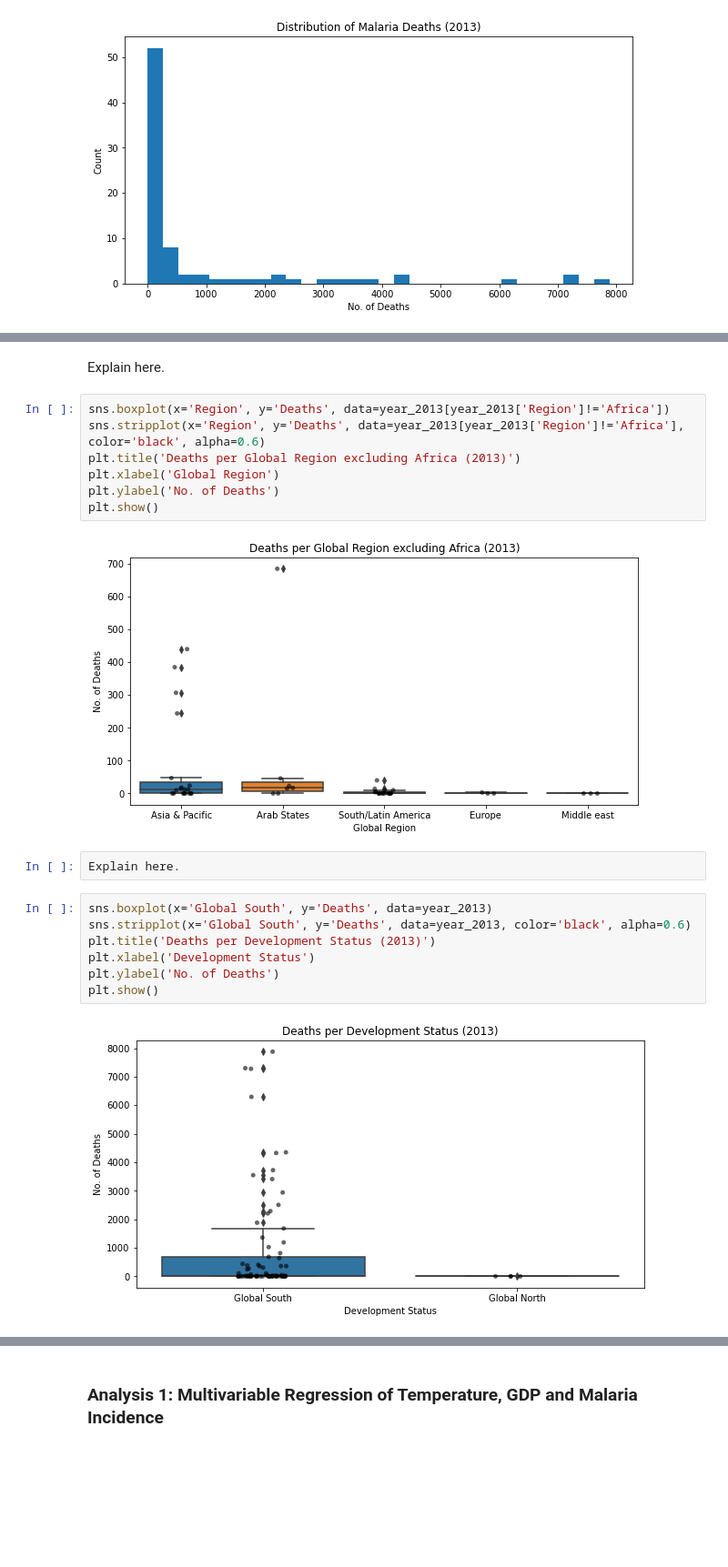
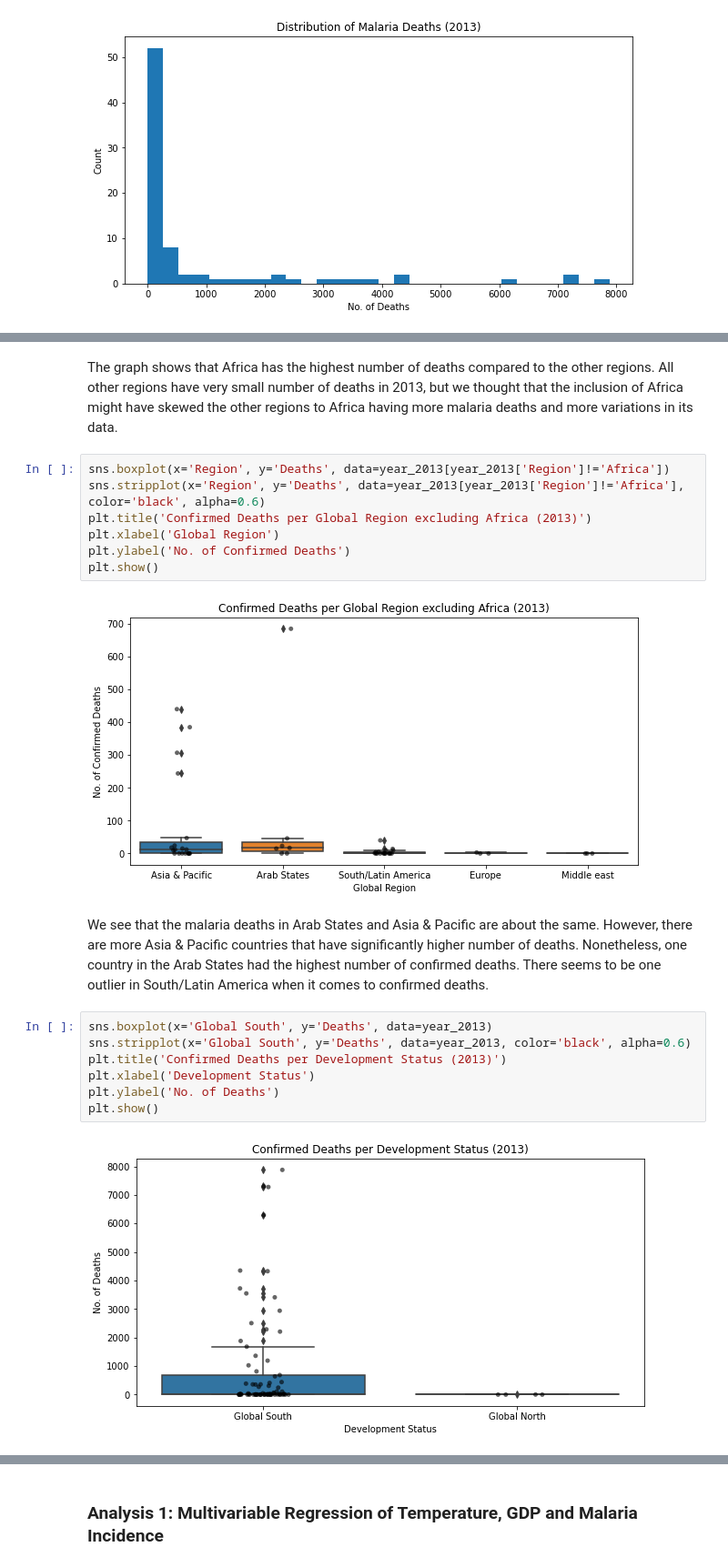
Before and after one commit to mcuadera/info_2950_malaria_project, a Jupyter notebook: phase_submissions/Phase_4-MervinEdits.ipynb, the cells around one changed output, grey strips where cells are left out. Shown at 91% size. Saved outputs shown, nothing was run; the diff lists cells and outputs as text; blank space fills up the shorter version.

Commit message:
moved files to defunct folder, provided explanation for data analysis

```diff
--- a/phase_submissions/Phase_4-MervinEdits.ipynb
+++ b/phase_submissions/Phase_4-MervinEdits.ipynb
@@ -271,22 +313,22 @@ plt.show()
-# %% [markdown]
-Explain here.
+# %% [markdown]
+The graph shows that Africa has the highest number of deaths compared to the other regions. All other regions have very small number of deaths in 2013, but we thought that the inclusion of Africa might have skewed the other regions to Africa having more malaria deaths and more variations in its data.
 # %%
 sns.boxplot(x='Region', y='Deaths', data=year_2013[year_2013['Region']!='Africa'])
 sns.stripplot(x='Region', y='Deaths', data=year_2013[year_2013['Region']!='Africa'], color='black', alpha=0.6)
-plt.title('Deaths per Global Region excluding Africa (2013)')
+plt.title('Confirmed Deaths per Global Region excluding Africa (2013)')
 plt.xlabel('Global Region')
-plt.ylabel('No. of Deaths')
+plt.ylabel('No. of Confirmed Deaths')
 plt.show()
 # %% [output]
-[figure, old version]
+[figure, new version]
-# %%
-Explain here.
+# %% [markdown]
+We see that the malaria deaths in Arab States and Asia & Pacific are about the same. However, there are more Asia & Pacific countries that have significantly higher number of deaths. Nonetheless, one country in the Arab States had the highest number of confirmed deaths. There seems to be one outlier in South/Latin America when it comes to confirmed deaths.
 # %%
 sns.boxplot(x='Global South', y='Deaths', data=year_2013)
 sns.stripplot(x='Global South', y='Deaths', data=year_2013, color='black', alpha=0.6)
-plt.title('Deaths per Development Status (2013)')
+plt.title('Confirmed Deaths per Development Status (2013)')
 plt.xlabel('Development Status')
 plt.ylabel('No. of Deaths')
 plt.show()
 # %% [output]
-[figure, old version]
+[figure, new version]
```
Also changed, not shown: parts of 46 cells of this notebook, 8 other files.
